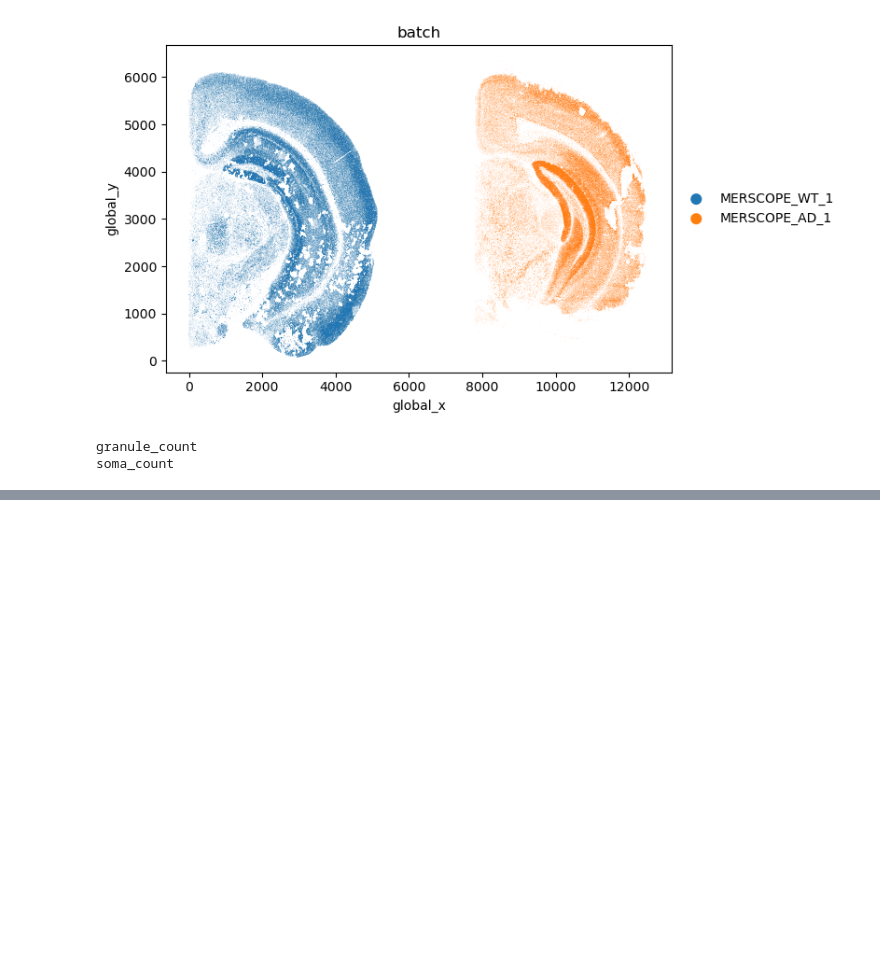
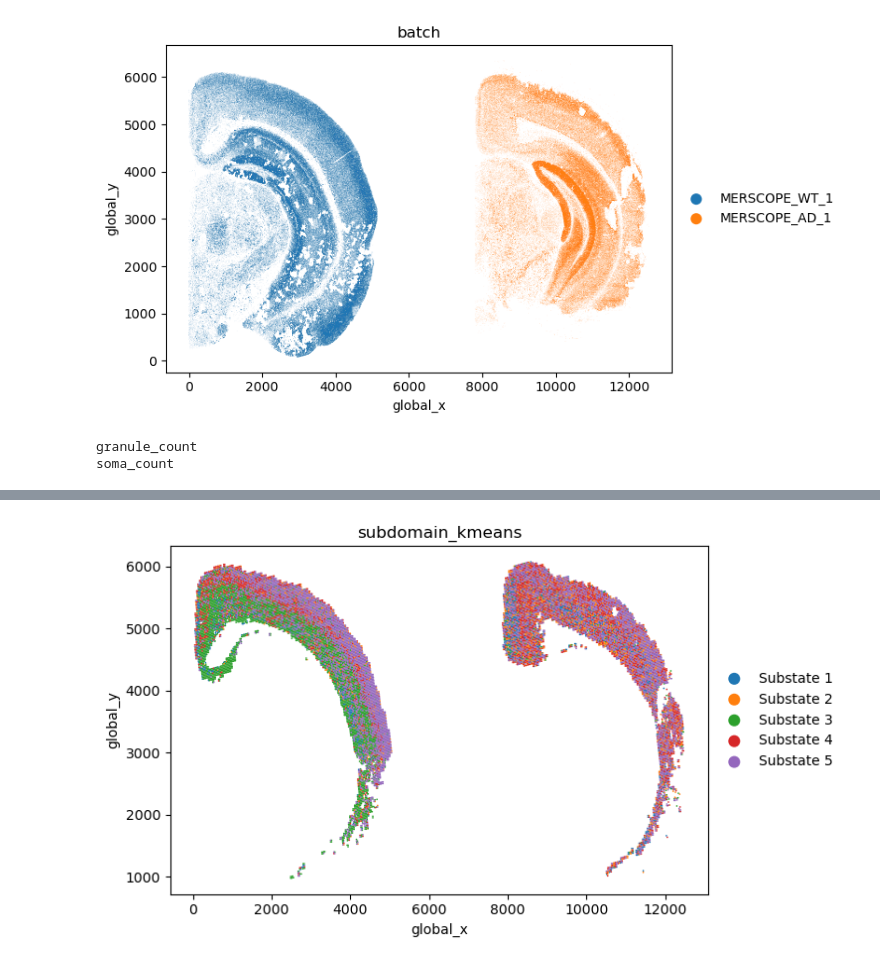
Before and after one commit to chen-yang-yuan/mcDETECT, a Jupyter notebook: code/6_neuropil_subdomains.ipynb, the cells around one changed output, grey strips where cells are left out. Cells and saved outputs as stored; diff of their text form; code cells hidden in the pictures; blank space fills up the shorter version.

```diff
--- a/code/6_neuropil_subdomains.ipynb
+++ b/code/6_neuropil_subdomains.ipynb
@@ -140,3 +157,8 @@ plt.show()
+# %%
+sc.pl.scatter(spots, x="global_x", y="global_y", color="subdomain_kmeans", size=5.5, title="subdomain_kmeans")
+plt.show()
+# %% [output]
+[figure, added]
 # %%
 # Evaluate ARI against K-Means on (1) granule expression and (2) extrasomatic expression
 
```
Also changed, not shown: parts of 8 cells of this notebook, 1 other file.
